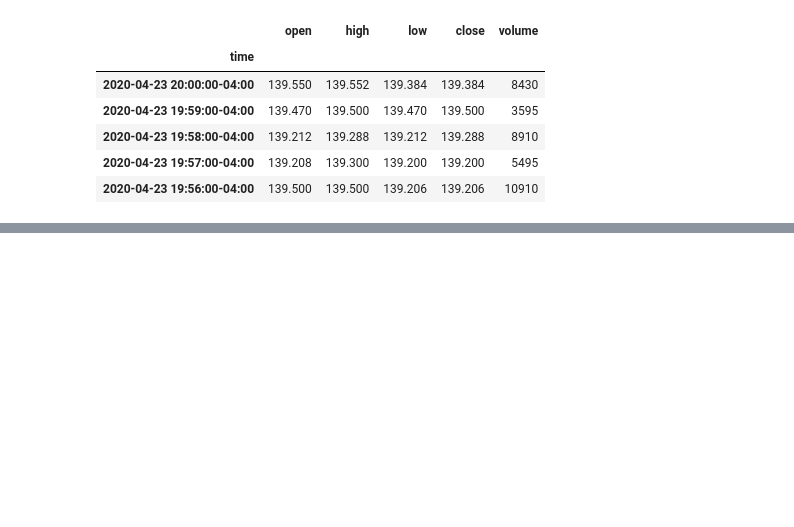
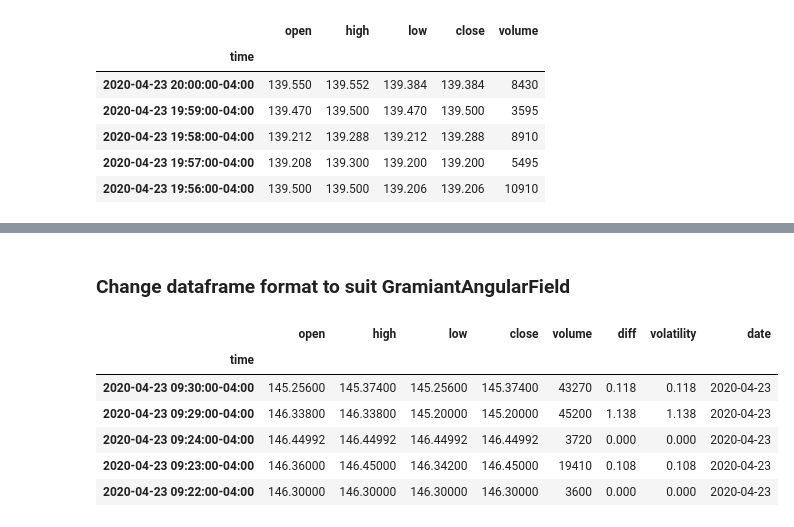
Before and after one commit to leeso1718/StockMarket_explainableAI, a Jupyter notebook: notebooks/data_nb/data_feature_engineer.ipynb, the cells around one changed output, grey strips where cells are left out. Saved outputs shown, nothing was run; the diff lists cells and outputs as text; code cells hidden in the pictures; blank space fills up the shorter version.

```diff
--- a/notebooks/data_nb/data_feature_engineer.ipynb
+++ b/notebooks/data_nb/data_feature_engineer.ipynb
@@ -79,0 +72,14 @@ data.head()
+# %% [markdown]
+### Change dataframe format to suit GramiantAngularField
+# %%
+### add a "date" column
+data['date'] = data.index.date
+data.head()
+# %% [output]
+|  | open | high | low | close | volume | diff | volatility | date |
+| time |  |  |  |  |  |  |  |  |
+| 2020-04-23 09:30:00-04:00 | 145.25600 | 145.37400 | 145.25600 | 145.37400 | 43270 | 0.118 | 0.118 | 2020-04-23 |
+| 2020-04-23 09:29:00-04:00 | 146.33800 | 146.33800 | 145.20000 | 145.20000 | 45200 | 1.138 | 1.138 | 2020-04-23 |
+| 2020-04-23 09:24:00-04:00 | 146.44992 | 146.44992 | 146.44992 | 146.44992 | 3720 | 0.000 | 0.000 | 2020-04-23 |
+| 2020-04-23 09:23:00-04:00 | 146.36000 | 146.45000 | 146.34200 | 146.45000 | 19410 | 0.108 | 0.108 | 2020-04-23 |
+| 2020-04-23 09:22:00-04:00 | 146.30000 | 146.30000 | 146.30000 | 146.30000 | 3600 | 0.000 | 0.000 | 2020-04-23 |
```
Also changed, not shown: parts of 15 cells of this notebook, 1 other file.
